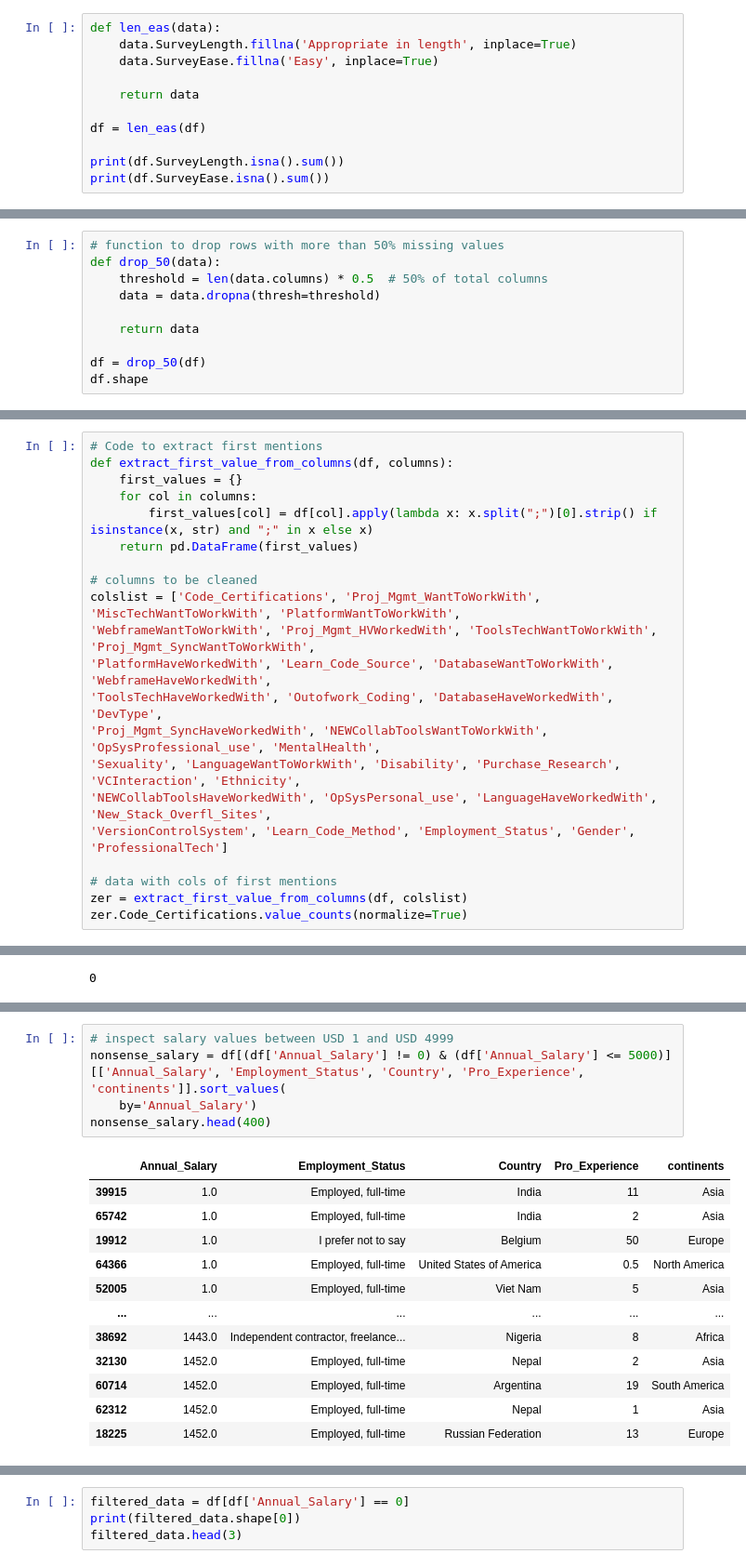
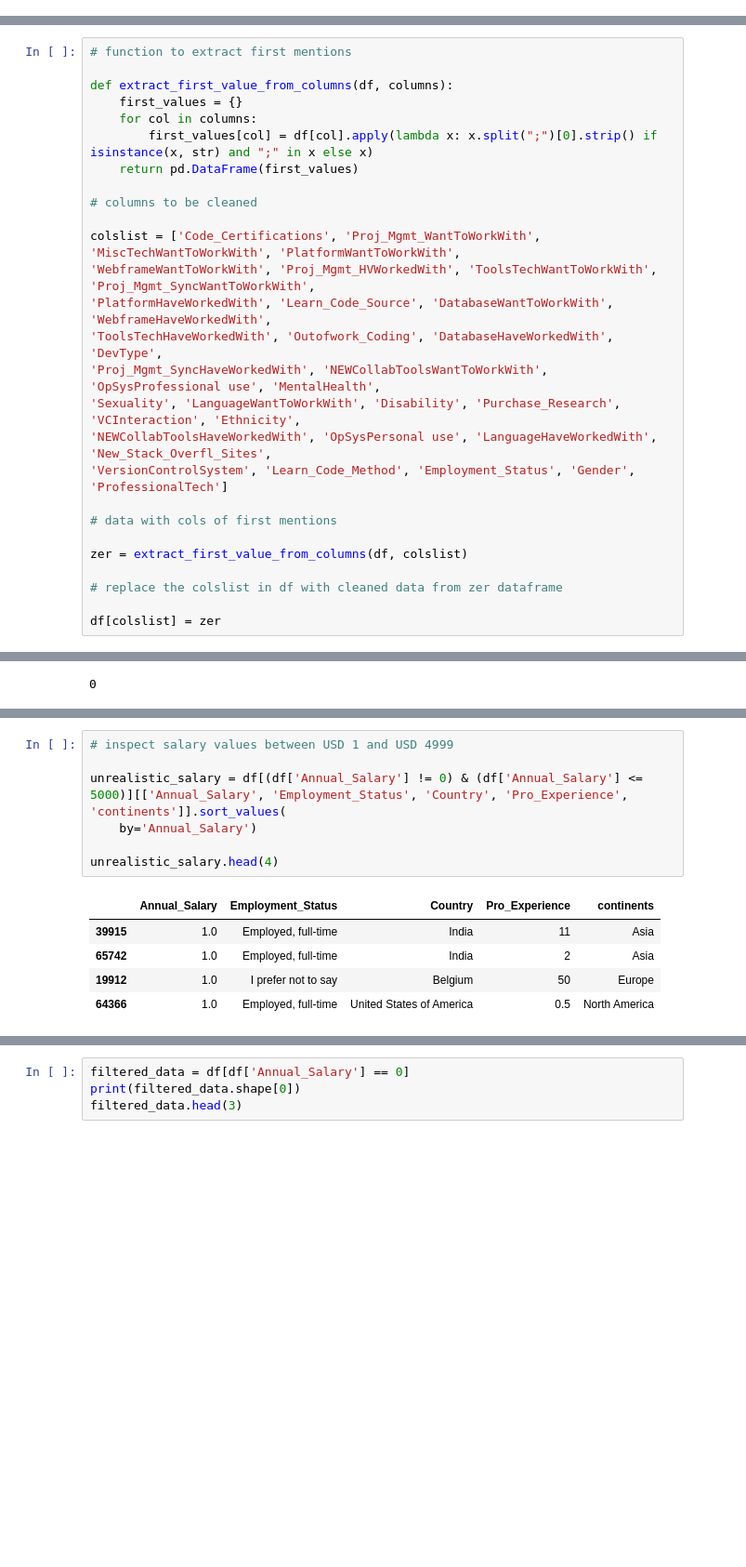
Before and after one commit to paddyokore/developer-salary-prediction, a Jupyter notebook: predicting_developer_salaries.ipynb, the cells around one changed output, grey strips where cells are left out. Shown at 93% size. Cells and saved outputs as stored; diff of their text form; blank space fills up the shorter version.

```diff
--- a/predicting_developer_salaries.ipynb
+++ b/predicting_developer_salaries.ipynb
@@ -422,11 +37,0 @@ Name: SurveyEase, dtype: float64
-# %%
-def len_eas(data):
-    data.SurveyLength.fillna('Appropriate in length', inplace=True)
-    data.SurveyEase.fillna('Easy', inplace=True)
-
-    return data
-
-df = len_eas(df)
-
-print(df.SurveyLength.isna().sum())
-print(df.SurveyEase.isna().sum())
@@ -493,10 +37,0 @@ missing_vals(df)
-# %%
-# function to drop rows with more than 50% missing values
-def drop_50(data):
-    threshold = len(data.columns) * 0.5  # 50% of total columns
-    data = data.dropna(thresh=threshold)
-
-    return data
-
-df = drop_50(df)
-df.shape
@@ -732,5 +778,6 @@ From the profiles analysis, the columns below were discovered to contain multipl
 # %%
-# Code to extract first mentions
+# function to extract first mentions
+
 def extract_first_value_from_columns(df, columns):
     first_values = {}
     for col in columns:
@@ -738,15 +785,20 @@ def extract_first_value_from_columns(df, columns):
     return pd.DataFrame(first_values)
 
 # columns to be cleaned
+
 colslist = ['Code_Certifications', 'Proj_Mgmt_WantToWorkWith', 'MiscTechWantToWorkWith', 'PlatformWantToWorkWith',
 'WebframeWantToWorkWith', 'Proj_Mgmt_HVWorkedWith', 'ToolsTechWantToWorkWith', 'Proj_Mgmt_SyncWantToWorkWith',
 'PlatformHaveWorkedWith', 'Learn_Code_Source', 'DatabaseWantToWorkWith', 'WebframeHaveWorkedWith',
 'ToolsTechHaveWorkedWith', 'Outofwork_Coding', 'DatabaseHaveWorkedWith', 'DevType',
-'Proj_Mgmt_SyncHaveWorkedWith', 'NEWCollabToolsWantToWorkWith', 'OpSysProfessional_use', 'MentalHealth',
+'Proj_Mgmt_SyncHaveWorkedWith', 'NEWCollabToolsWantToWorkWith', 'OpSysProfessional use', 'MentalHealth',
 'Sexuality', 'LanguageWantToWorkWith', 'Disability', 'Purchase_Research', 'VCInteraction', 'Ethnicity',
-'NEWCollabToolsHaveWorkedWith', 'OpSysPersonal_use', 'LanguageHaveWorkedWith', 'New_Stack_Overfl_Sites',
+'NEWCollabToolsHaveWorkedWith', 'OpSysPersonal use', 'LanguageHaveWorkedWith', 'New_Stack_Overfl_Sites',
 'VersionControlSystem', 'Learn_Code_Method', 'Employment_Status', 'Gender', 'ProfessionalTech']
 
 # data with cols of first mentions
+
 zer = extract_first_value_from_columns(df, colslist)
-zer.Code_Certifications.value_counts(normalize=True)
+
+# replace the colslist in df with cleaned data from zer dataframe
+
+df[colslist] = zer
@@ -904,18 +990,13 @@ We also realise theat the target variable is binomially distributed. Below we co
 # %%
 # inspect salary values between USD 1 and USD 4999
-nonsense_salary = df[(df['Annual_Salary'] != 0) & (df['Annual_Salary'] <= 5000)][['Annual_Salary', 'Employment_Status', 'Country', 'Pro_Experience', 'continents']].sort_values(
+
+unrealistic_salary = df[(df['Annual_Salary'] != 0) & (df['Annual_Salary'] <= 5000)][['Annual_Salary', 'Employment_Status', 'Country', 'Pro_Experience', 'continents']].sort_values(
     by='Annual_Salary')
-nonsense_salary.head(400)
+
+unrealistic_salary.head(4)
 # %% [output]
 |  | Annual_Salary | Employment_Status | Country | Pro_Experience | continents |
 | 39915 | 1.0 | Employed, full-time | India | 11 | Asia |
 | 65742 | 1.0 | Employed, full-time | India | 2 | Asia |
 | 19912 | 1.0 | I prefer not to say | Belgium | 50 | Europe |
 | 64366 | 1.0 | Employed, full-time | United States of America | 0.5 | North America |
-| 52005 | 1.0 | Employed, full-time | Viet Nam | 5 | Asia |
-| ... | ... | ... | ... | ... | ... |
-| 38692 | 1443.0 | Independent contractor, freelance... | Nigeria | 8 | Africa |
-| 32130 | 1452.0 | Employed, full-time | Nepal | 2 | Asia |
-| 60714 | 1452.0 | Employed, full-time | Argentina | 19 | South America |
-| 62312 | 1452.0 | Employed, full-time | Nepal | 1 | Asia |
-| 18225 | 1452.0 | Employed, full-time | Russian Federation | 13 | Europe |
```
Also changed, not shown: parts of 305 cells of this notebook.
